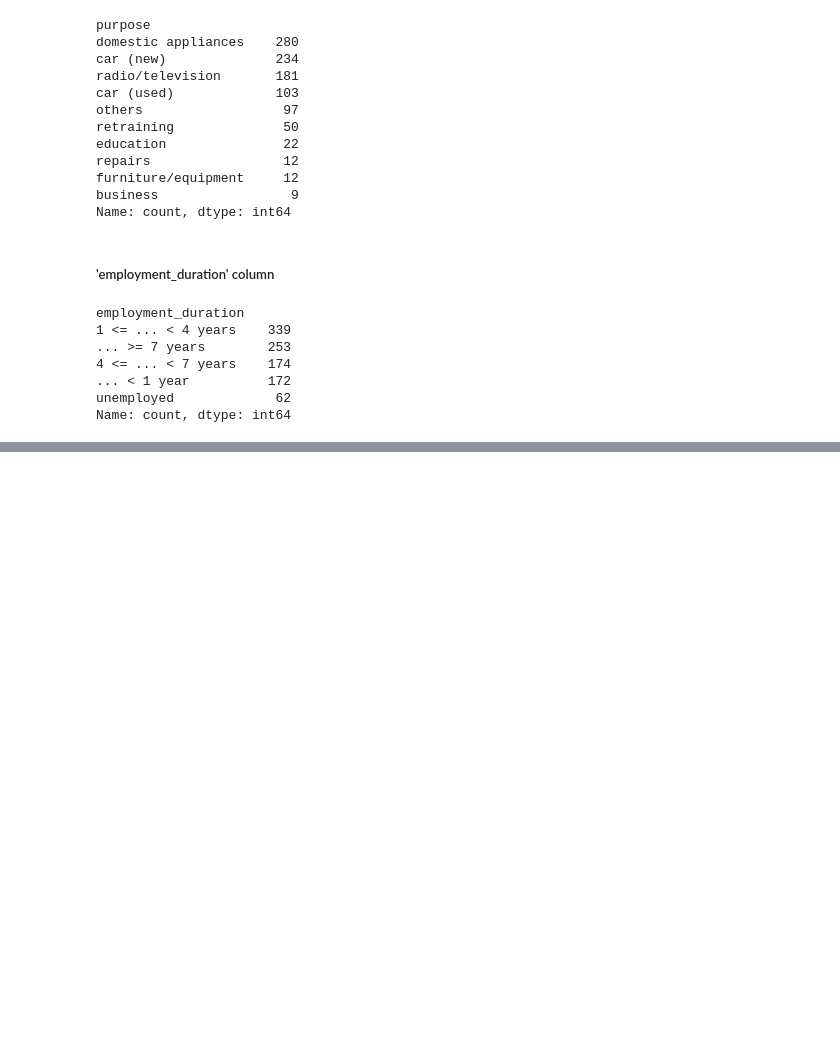
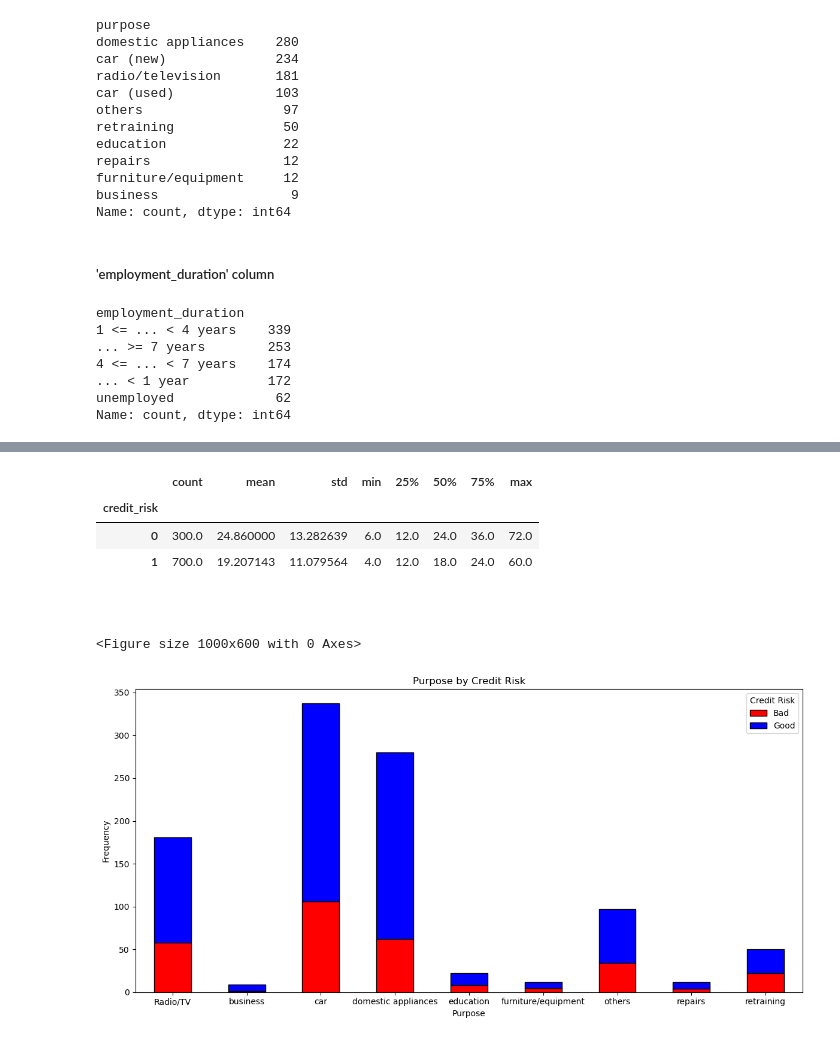
Before and after one commit to GrzegorzPus/Credit_Risk_Analysis, a Jupyter notebook: Exploratory Data Analysis.ipynb, the cells around one changed output, grey strips where cells are left out. Drawn from its saved outputs; the diff is of its cells as text; code cells hidden in the pictures; blank space fills up the shorter version.

```diff
--- a/Exploratory Data Analysis.ipynb
+++ b/Exploratory Data Analysis.ipynb
@@ -281,0 +167,26 @@ df.replace({'purpose': {'car (new)', '': 'furniture_equipment', 'domestic applia
+# %%
+df.groupby('credit_risk')['duration'].describe()
+# %% [output]
+|  | count | mean | std | min | 25% | 50% | 75% | max |
+| credit_risk |  |  |  |  |  |  |  |  |
+| 0 | 300.0 | 24.860000 | 13.282639 | 6.0 | 12.0 | 24.0 | 36.0 | 72.0 |
+| 1 | 700.0 | 19.207143 | 11.079564 | 4.0 | 12.0 | 18.0 | 24.0 | 60.0 |
+# %% [markdown]
+<br>
+# %%
+purpose_risk_counts = df.groupby(["purpose", "credit_risk"]).size().unstack(fill_value=0)
+
+plt.figure(figsize=(10, 6))
+purpose_risk_counts.plot(kind="bar", stacked=True, color=["red", "blue"], figsize=(12, 6), edgecolor="k")
+
+plt.title("Purpose by Credit Risk")
+plt.xlabel("Purpose")
+plt.ylabel("Frequency")
+plt.xticks(rotation=0)
+plt.legend(title="Credit Risk", labels=["Bad", "Good"])
+
+plt.tight_layout()
+plt.show()
+# %% [output]
+<Figure size 1000x600 with 0 Axes>
+[figure, added]
```
Also changed, not shown: parts of 36 cells of this notebook.
